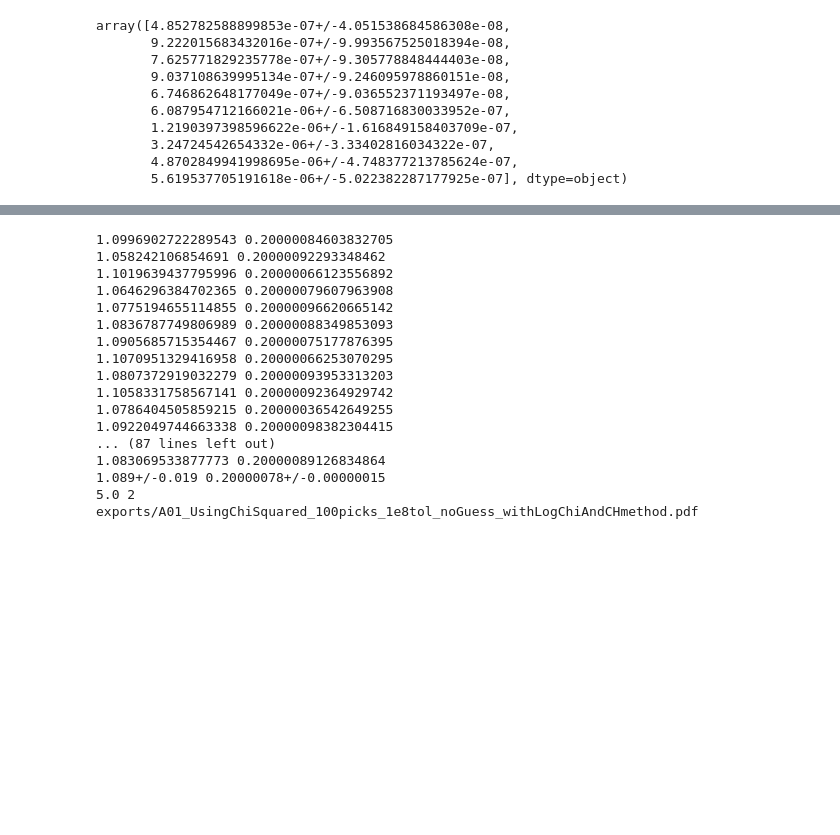
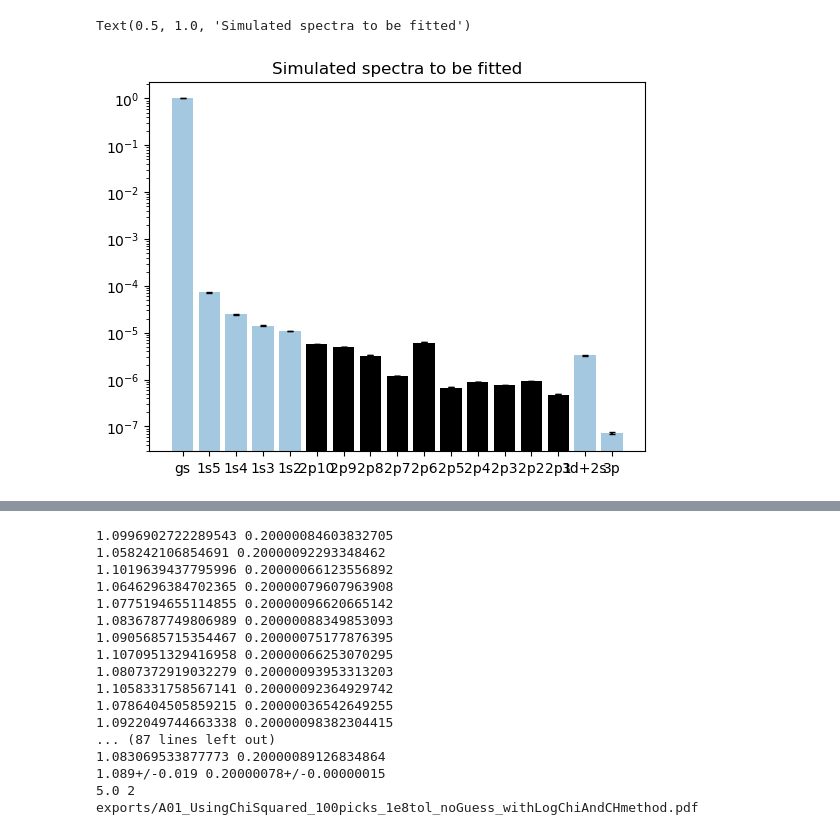
Before and after one commit to coldplasmas-unimib/cr-argon, a Jupyter notebook: A01_PreliminaryTests.ipynb, the cells around one changed output, grey strips where cells are left out. Drawn from its saved outputs; the diff is of its cells as text; code cells hidden in the pictures; blank space fills up the shorter version.

```diff
--- a/A01_PreliminaryTests.ipynb
+++ b/A01_PreliminaryTests.ipynb
@@ -18,14 +20,12 @@ NameError: name 'UFloat' is not defined
-# %%
-n_real
-# %% [output]
-array([4.852782588899853e-07+/-4.051538684586308e-08,
-       9.222015683432016e-07+/-9.993567525018394e-08,
-       7.625771829235778e-07+/-9.305778848444403e-08,
-       9.037108639995134e-07+/-9.246095978860151e-08,
-       6.746862648177049e-07+/-9.036552371193497e-08,
-       6.087954712166021e-06+/-6.508716830033952e-07,
-       1.2190397398596622e-06+/-1.616849158403709e-07,
-       3.24724542654332e-06+/-3.33402816034322e-07,
-       4.8702849941998695e-06+/-4.748377213785624e-07,
-       5.619537705191618e-06+/-5.022382287177925e-07], dtype=object)
+# %%
+plt.figure()
+
+plt.bar( Levels.Levels().all_names(), n, alpha = 0.4 )
+plt.bar( levels_tofit, n_real, keep_color=True )
+plt.yscale('log')
+
+plt.title("Simulated spectra to be fitted")
+# %% [output]
+Text(0.5, 1.0, 'Simulated spectra to be fitted')
+[figure, added]
 # %%
```
Also changed, not shown: parts of 4 cells of this notebook, 4 other files.
